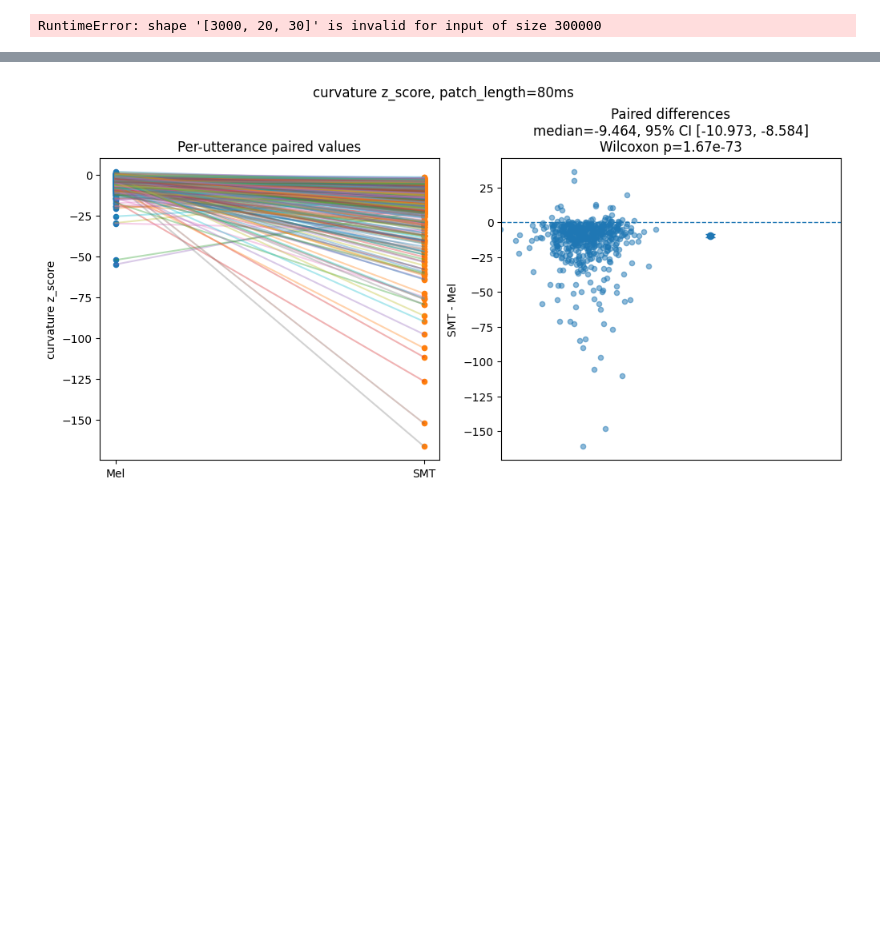
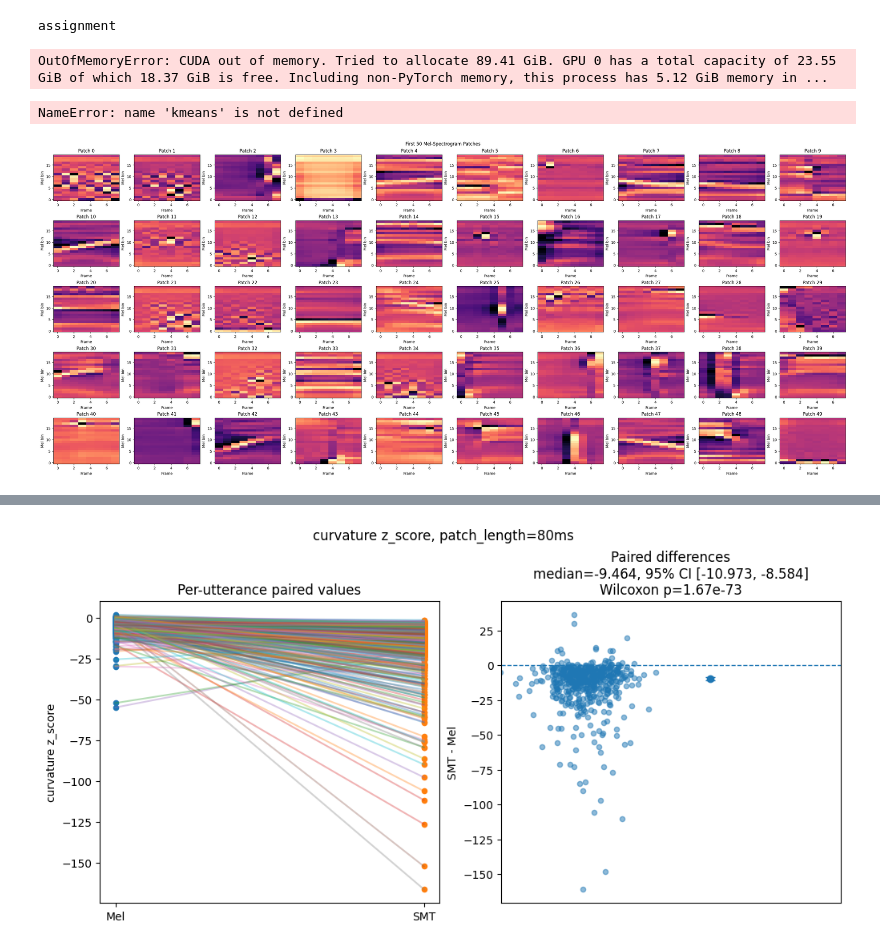
Before and after one commit to zbalkhy/EEC289, a Jupyter notebook: final_project/grid_search.ipynb, the cells around one changed output, grey strips where cells are left out. Cells and saved outputs as stored; diff of their text form; code cells hidden in the pictures; blank space fills up the shorter version.

Commit message:
kmeans on whole test-clean100 and uploading old lstm files

```diff
--- a/final_project/grid_search.ipynb
+++ b/final_project/grid_search.ipynb
@@ -57,0 +81,23 @@ labels, centroids, inertia, counts = minibatch_kmeans_gpu_vectorized(
+# %%
+# kmeans for sparse coding
+labels, centroids, inertia, counts = minibatch_kmeans_gpu_vectorized(
+    norm_patches,
+    n_clusters=3000,
+    batch_size=4000000,
+    n_iters=1000,
+    n_init=3,
+    distance="euclidean",
+    init="random",
+    reassignment_ratio=0.01,
+    reassignment_freq=25,
+    final_reassign=True,
+    final_batch_size=4000000,
+    verbose=False,
+)
+# %% [output]
+assignment
+OutOfMemoryError: CUDA out of memory. Tried to allocate 89.41 GiB. GPU 0 has a total capacity of 23.55 GiB of which 18.37 GiB is free. Including non-PyTorch memory, this process has 5.12 GiB memory in ...
+# %%
+centroids = torch.tensor(kmeans.cluster_centers_).to(device)
+# %% [output]
+NameError: name 'kmeans' is not defined
@@ -58,5 +109,5 @@ labels, centroids, inertia, counts = minibatch_kmeans_gpu_vectorized(
 # %%
 #centroids = kmeans.cluster_centers_
-plot_first_n_mel_patches(centroids[:].cpu().reshape(centroids[:].shape[0], 20, 30), 500, cols=10)
+plot_first_n_mel_patches(centroids[:].cpu().reshape(centroids[:].shape[0], 20, 8), 50, cols=10)
 # %% [output]
-RuntimeError: shape '[3000, 20, 30]' is invalid for input of size 300000
+[figure, added]
```
Also changed, not shown: parts of 13 cells of this notebook, 4 other files.
